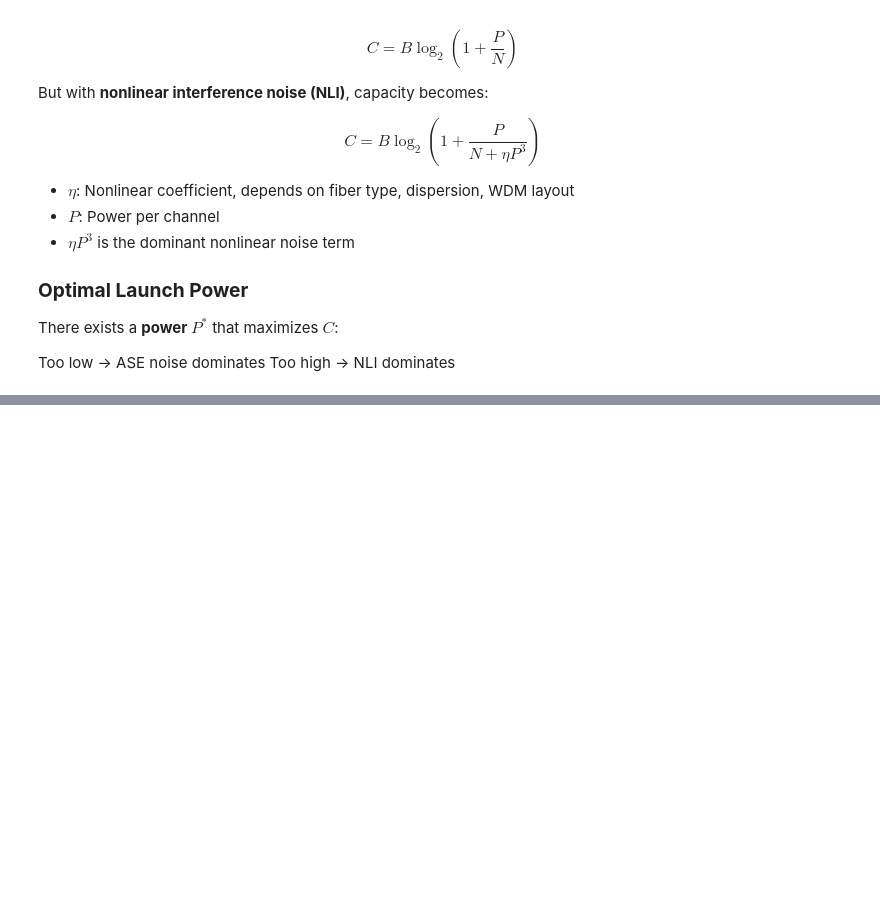
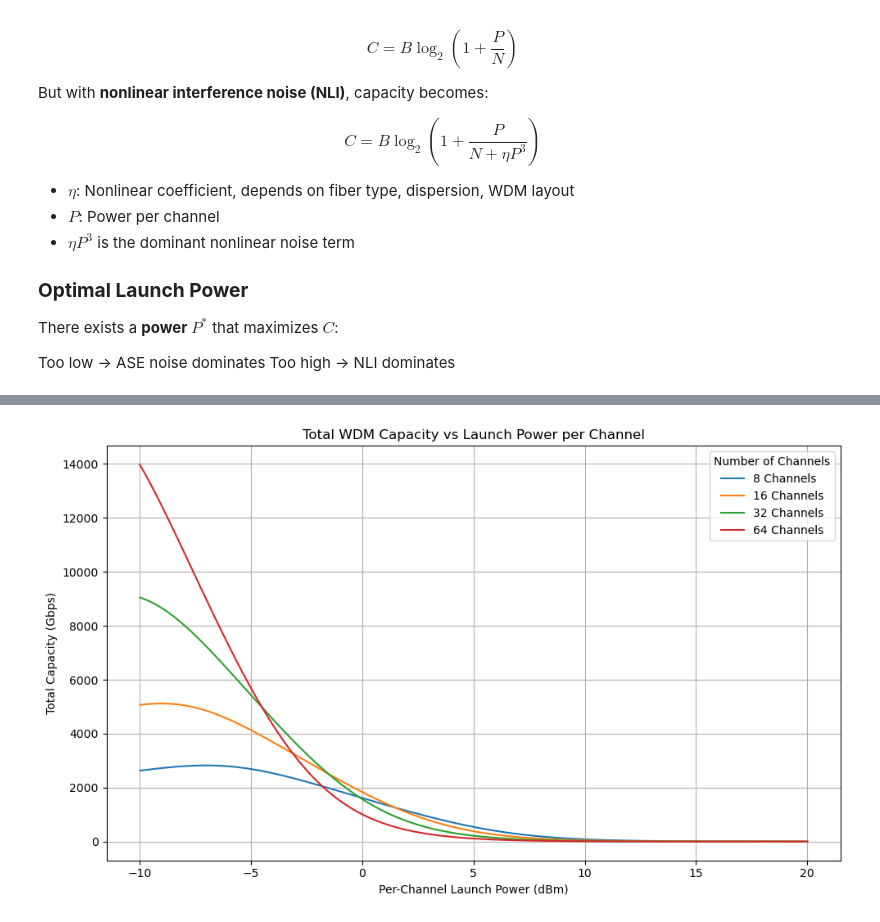
Before and after one commit to hamed-h98/Optical_Wireless_Communications, a Jupyter notebook: optical_simulations/fiber.ipynb, the cells around one changed output, grey strips where cells are left out. Cells and saved outputs as stored; diff of their text form; code cells hidden in the pictures; blank space fills up the shorter version.

```diff
--- a/optical_simulations/fiber.ipynb
+++ b/optical_simulations/fiber.ipynb
@@ -637,3 +665,32 @@ Too high → NLI dominates
+# %%
+B_channel = 50e9  # Channel bandwidth: 50 GHz
+N = 1e-6          # Linear noise power (ASE) in watts
+eta = 1e3         # Nonlinear coefficient (1/W^2)
+num_channels_list = [8, 16, 32, 64]  # Vary number of WDM channels
+
+# Power range per channel (dBm and watts)
+P_dBm = np.linspace(-10, 20, 500)
+P_W = 10 ** (P_dBm / 10) / 1000  # Convert dBm to watts
+
+# Plot total WDM capacity
+plt.figure(figsize=(10, 6))
+
+for N_ch in num_channels_list:
+    # Total nonlinear noise increases with number of channels
+    # Assuming NLI ~ eta * P^3 * (N_ch)^2 (simplified model)
+    NLI = eta * (P_W**3) * (N_ch**2)
+    C_total = N_ch * B_channel * np.log2(1 + P_W / (N + NLI)) / 1e9  # in Gbps
+    plt.plot(P_dBm, C_total, label=f"{N_ch} Channels")
+
+plt.title("Total WDM Capacity vs Launch Power per Channel")
+plt.xlabel("Per-Channel Launch Power (dBm)")
+plt.ylabel("Total Capacity (Gbps)")
+plt.grid(True)
+plt.legend(title="Number of Channels")
+plt.tight_layout()
+plt.show()
+# %% [output]
+[figure, added]
 # %% [markdown]
 # Next steps
 
```
Also changed, not shown: parts of 1 cell of this notebook.
